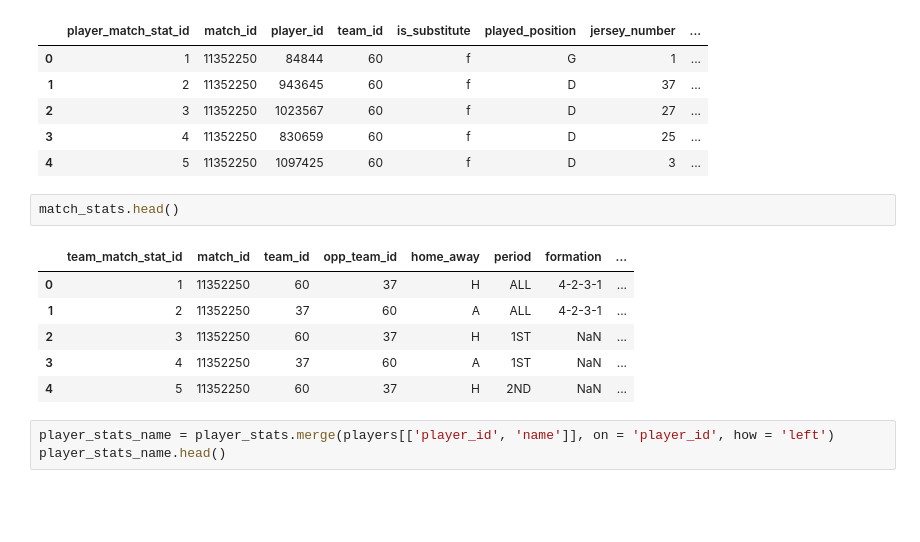
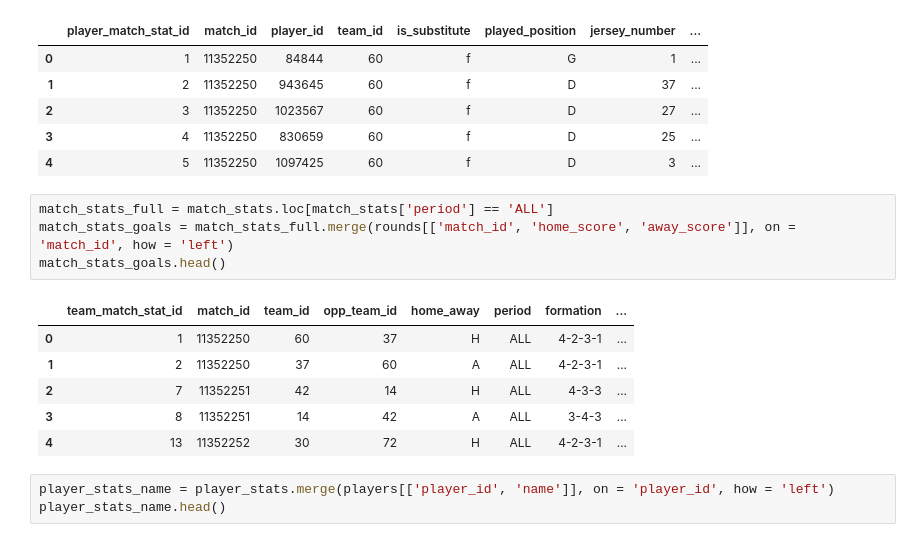
Before and after one commit to JavierJ002/FutbolPorLey, a Jupyter notebook: EDA_notebooks/EDA_key_players.ipynb, the cells around one changed output. Cells and saved outputs as stored; diff of their text form; blank space fills up the shorter version.

```diff
--- a/EDA_notebooks/EDA_key_players.ipynb
+++ b/EDA_notebooks/EDA_key_players.ipynb
@@ -30,14 +39,16 @@ player_stats.head()
 | 3 | 4 | 11352250 | 830659 | 60 | f | D | 25 | ... |
 | 4 | 5 | 11352250 | 1097425 | 60 | f | D | 3 | ... |
 # %%
-match_stats.head()
+match_stats_full = match_stats.loc[match_stats['period'] == 'ALL']
+match_stats_goals = match_stats_full.merge(rounds[['match_id', 'home_score', 'away_score']], on = 'match_id', how = 'left')
+match_stats_goals.head()
 # %% [output]
 |  | team_match_stat_id | match_id | team_id | opp_team_id | home_away | period | formation | ... |
 | 0 | 1 | 11352250 | 60 | 37 | H | ALL | 4-2-3-1 | ... |
 | 1 | 2 | 11352250 | 37 | 60 | A | ALL | 4-2-3-1 | ... |
-| 2 | 3 | 11352250 | 60 | 37 | H | 1ST | NaN | ... |
-| 3 | 4 | 11352250 | 37 | 60 | A | 1ST | NaN | ... |
-| 4 | 5 | 11352250 | 60 | 37 | H | 2ND | NaN | ... |
+| 2 | 7 | 11352251 | 42 | 14 | H | ALL | 4-3-3 | ... |
+| 3 | 8 | 11352251 | 14 | 42 | A | ALL | 3-4-3 | ... |
+| 4 | 13 | 11352252 | 30 | 72 | H | ALL | 4-2-3-1 | ... |
 # %%
 player_stats_name = player_stats.merge(players[['player_id', 'name']], on = 'player_id', how = 'left')
 player_stats_name.head()
```
Also changed, not shown: parts of 9 cells of this notebook, 1 other file.
